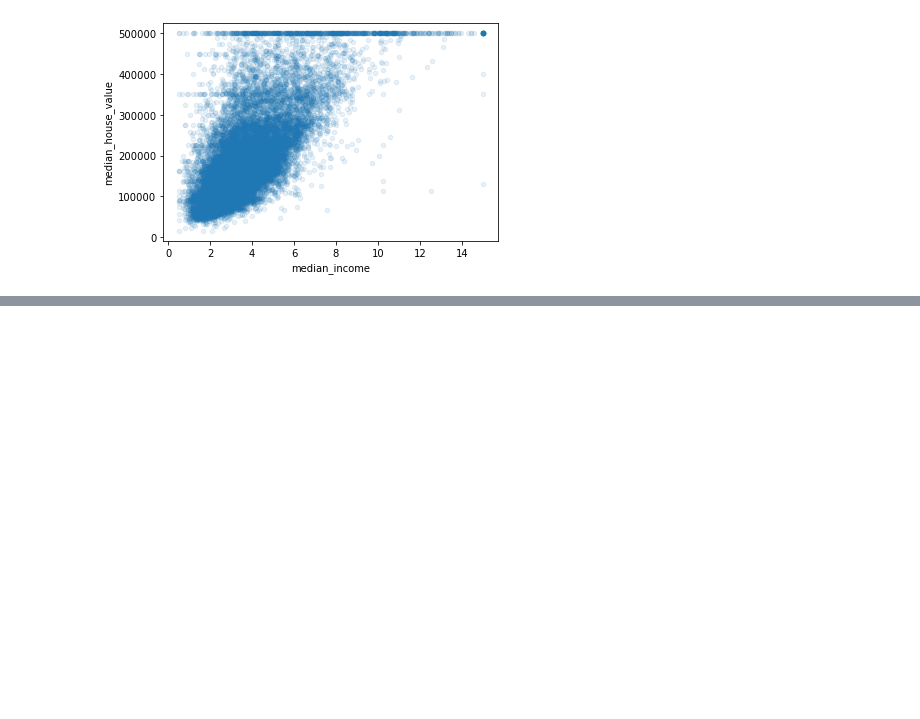
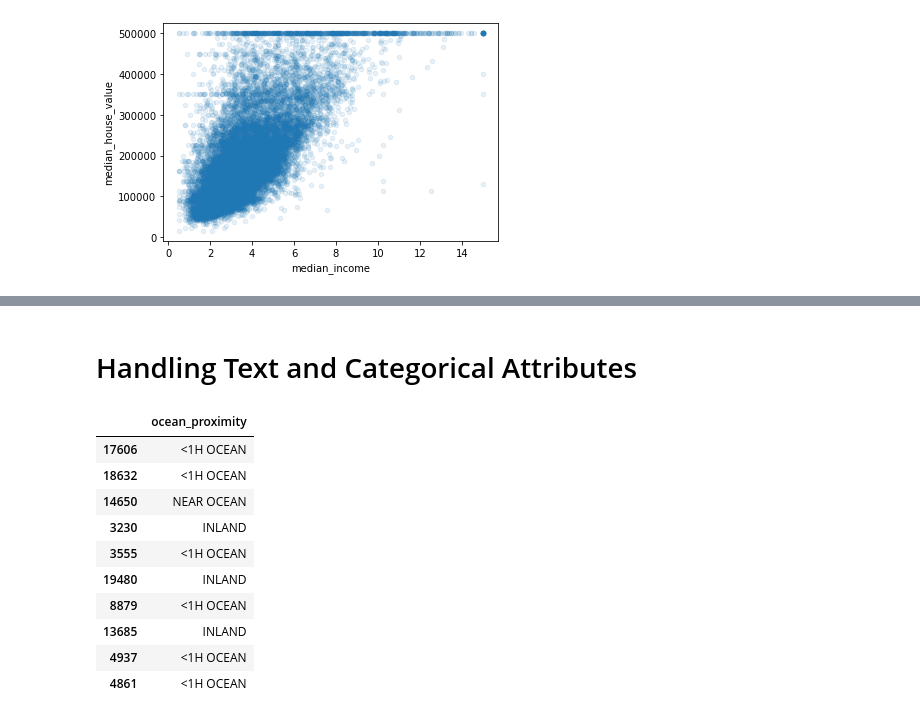
Before and after one commit to Fwzia/Housing-Prices, a Jupyter notebook: Housing Example.ipynb, the cells around one changed output, grey strips where cells are left out. Cells and saved outputs as stored; diff of their text form; code cells hidden in the pictures; blank space fills up the shorter version.

```diff
--- a/Housing Example.ipynb
+++ b/Housing Example.ipynb
@@ -252,0 +253,4 @@ Name: median_house_value, dtype: float64
+# %%
+# separate the predictors and the labels since we don’t necessarily want to apply
+#(note that drop()creates a copy of the data and does not affect strat_train_set)
+housing = strat_train_set.drop("median_house_value", axis = 1)
@@ -252,0 +330,19 @@ Name: median_house_value, dtype: float64
+# %% [markdown]
+# Handling Text and Categorical Attributes
+# %%
+#Earlier we left out the categorical attribute ocean_proximity because it is a text
+#attribute so we cannot compute its median
+housing_cat = housing [["ocean_proximity"]]
+housing_cat.head(10)
+# %% [output]
+|  | ocean_proximity |
+| 17606 | <1H OCEAN |
+| 18632 | <1H OCEAN |
+| 14650 | NEAR OCEAN |
+| 3230 | INLAND |
+| 3555 | <1H OCEAN |
+| 19480 | INLAND |
+| 8879 | <1H OCEAN |
+| 13685 | INLAND |
+| 4937 | <1H OCEAN |
+| 4861 | <1H OCEAN |
```
Also changed, not shown: parts of 24 cells of this notebook.
